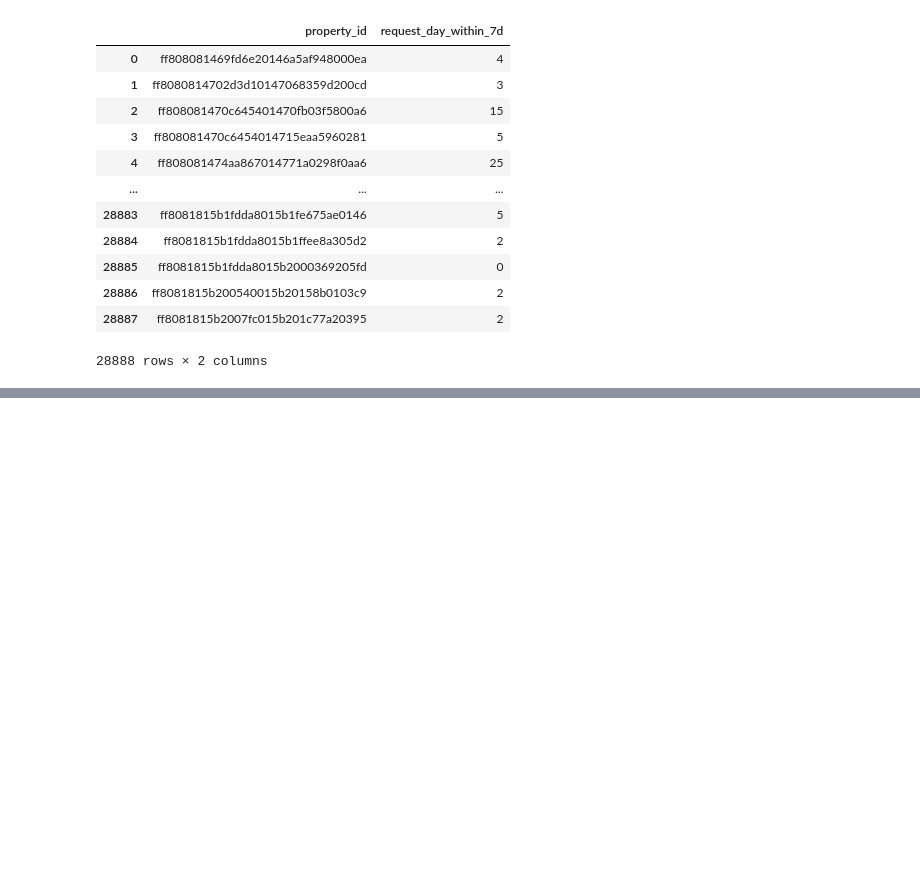
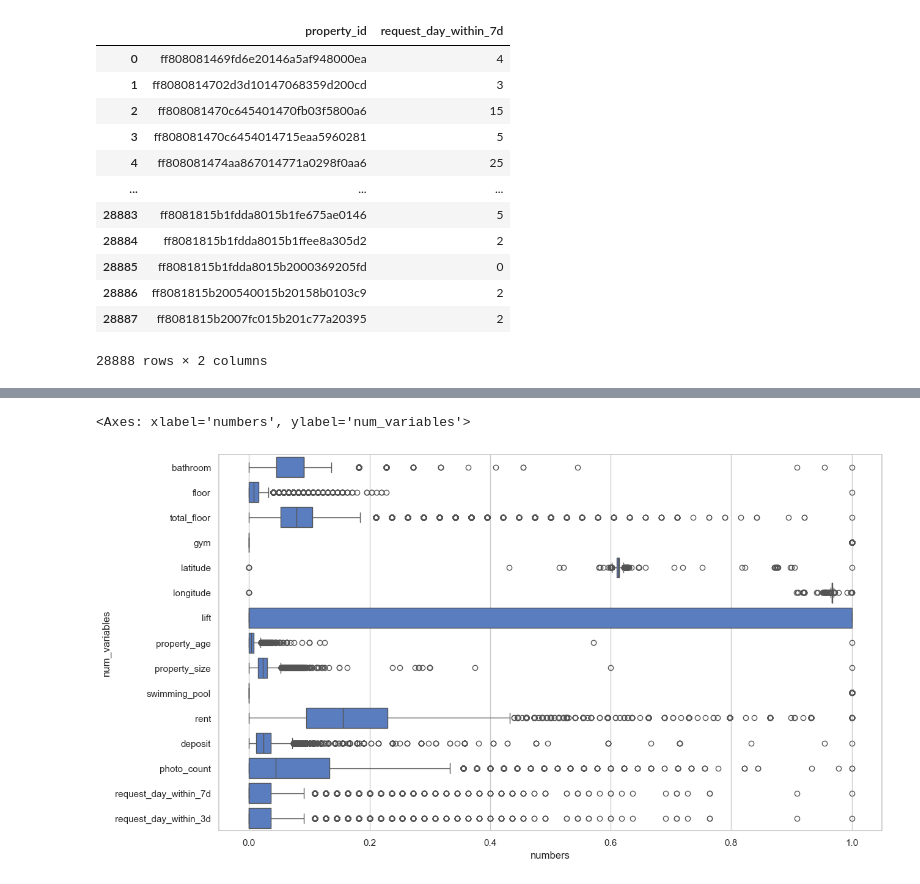
Before and after one commit to kshirsagarsiddharth/mlflow-property, a Jupyter notebook: property_click_prediction_eda.ipynb, the cells around one changed output, grey strips where cells are left out. Drawn from its saved outputs; the diff is of its cells as text; code cells hidden in the pictures; blank space fills up the shorter version.

```diff
--- a/property_click_prediction_eda.ipynb
+++ b/property_click_prediction_eda.ipynb
@@ -145,0 +259,17 @@ request_day_within_7d['7d_class'] = request_day_within_7d['request_day_within_7d
+# %%
+from sklearn.preprocessing import MinMaxScaler
+scaler_for_num = MinMaxScaler()
+df_num_scaled = scaler_for_num.fit_transform(df_num)
+
+df_num_scaled = pd.DataFrame(df_num_scaled)
+df_num_scaled.columns = df_num.columns
+
+
+melted_df_num = pd.melt(df_num_scaled, var_name='num_variables', value_name='numbers')
+# %%
+plt.figure(figsize=(14, 8))
+
+sns.boxplot(data=melted_df_num, x = 'numbers', y='num_variables')
+# %% [output]
+<Axes: xlabel='numbers', ylabel='num_variables'>
+[figure, added]
```
Also changed, not shown: parts of 17 cells of this notebook, 1 other file.
